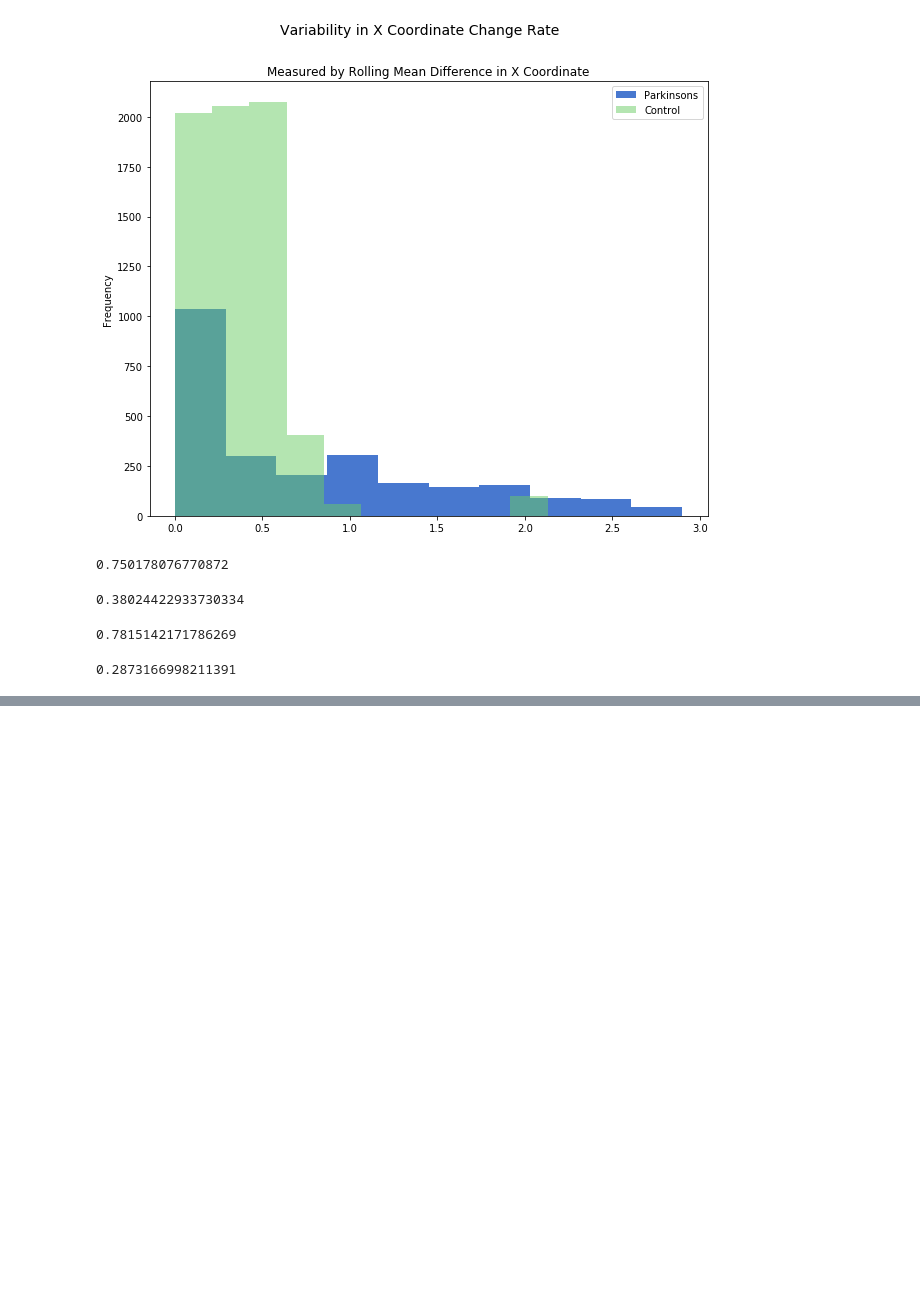
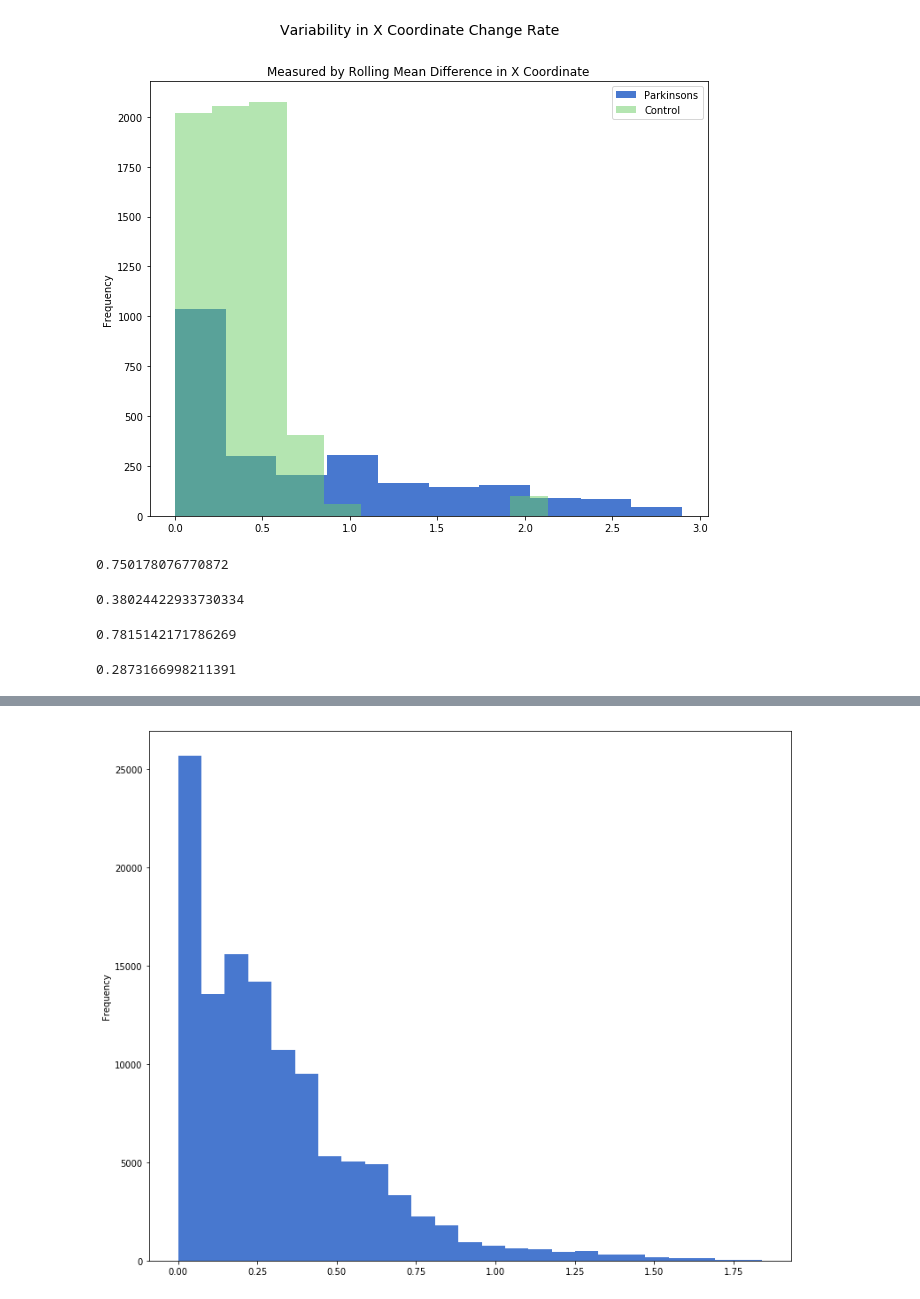
Before and after one commit to MichaelNormandyGavin/parkinsons, a Jupyter notebook: parkinsons.ipynb, the cells around one changed output, grey strips where cells are left out. Saved outputs shown, nothing was run; the diff lists cells and outputs as text; code cells hidden in the pictures; blank space fills up the shorter version.

```diff
--- a/parkinsons.ipynb
+++ b/parkinsons.ipynb
@@ -402,0 +473,9 @@ np.std(df_2['X_lag_avg'])
+# %%
+control_group = control_group.apply(pd.DataFrame.reset_index)
+# %%
+control_group.set_index('ZeroedTimestamp',inplace=True)
+# %%
+control_group['X_diff'].plot(kind='hist',figsize=(13,11),bins=25)
+plt.show()
+# %% [output]
+[figure, added]
```
Also changed, not shown: parts of 14 cells of this notebook, 2 other files.
